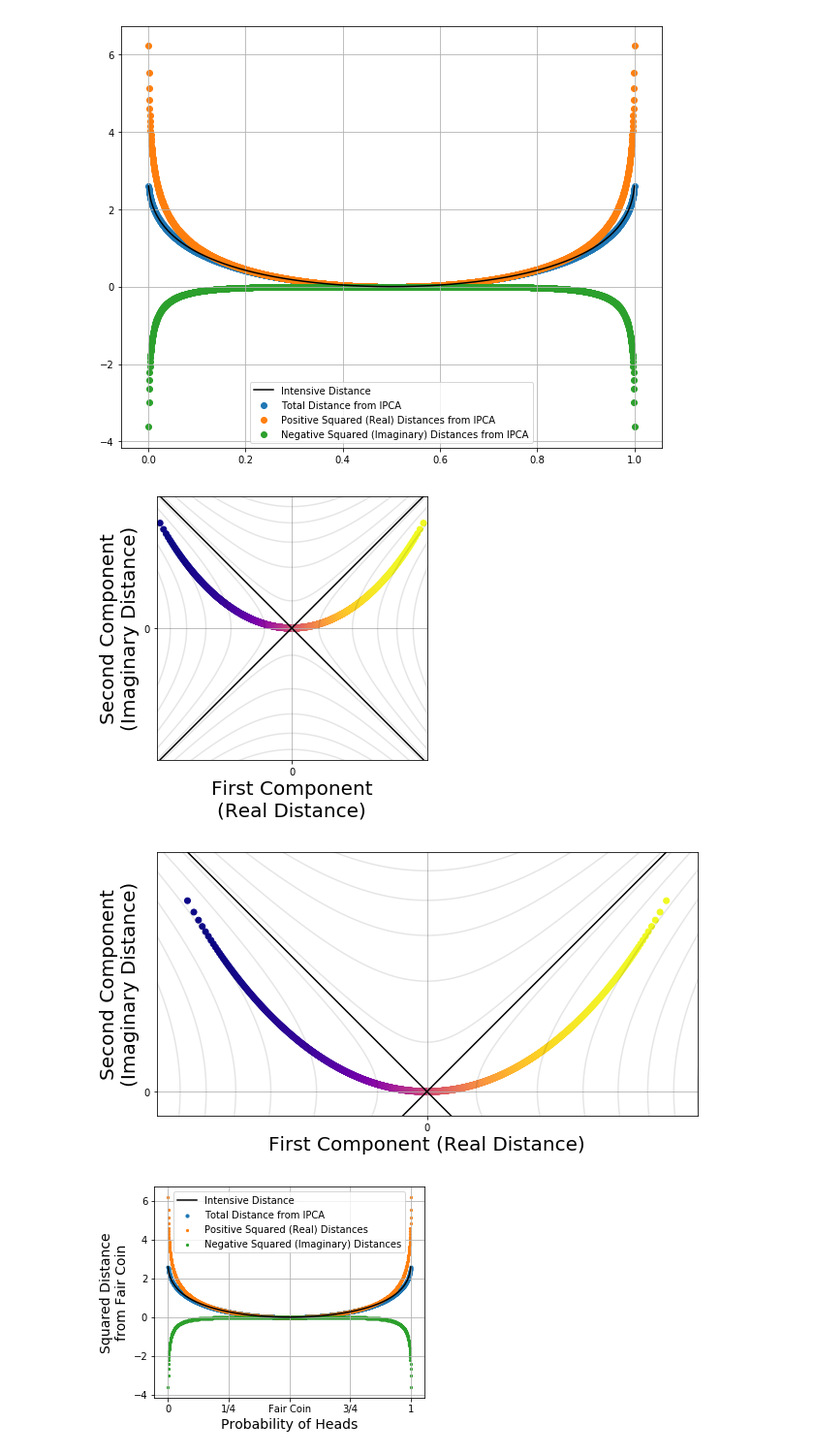
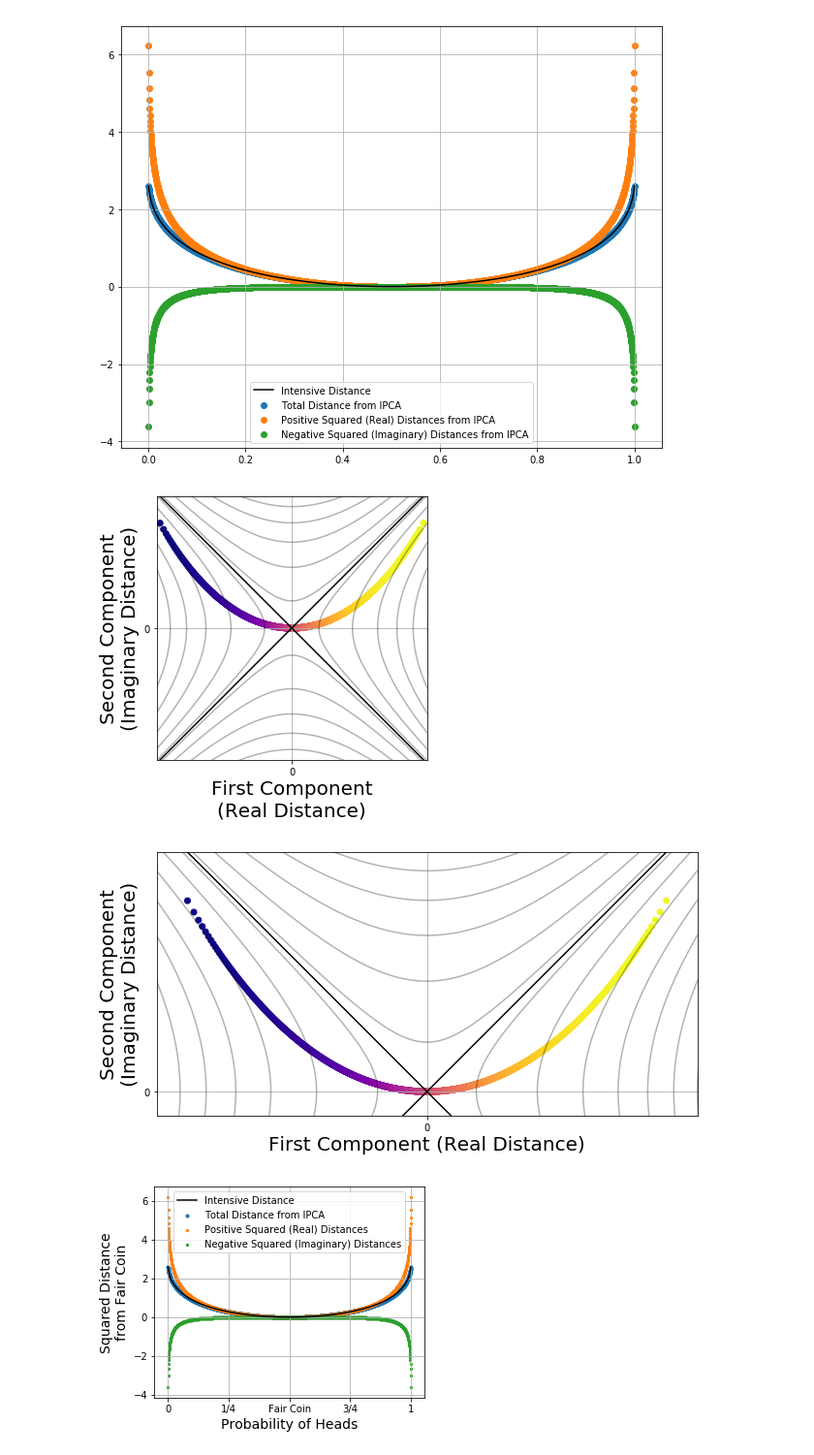
Before and after one commit to katnquinn/1Spin, a Jupyter notebook: Coin Toss-Copy1.ipynb, the cells around one changed output. Shown: that part at 97% size. Saved outputs shown, nothing was run; the diff lists cells and outputs as text; code cells hidden in the pictures.

Commit message:
updating figures

```diff
--- a/Coin Toss-Copy1.ipynb
+++ b/Coin Toss-Copy1.ipynb
@@ -242,28 +242,28 @@ plt.show()
 # %%
 x = proj[:,0] - proj[idx][0]
 y = proj[:,1]-proj[idx][1]
 plt.figure(figsize=(5,5))
 plt.scatter(x,y,c=probs,cmap='plasma')
 
 ConstList = [0.2,1,2,3,4,5,6,7,8]
 plt.plot(x,abs(x),c='black')
 plt.plot(x,-abs(x),c='black')
 for c in ConstList:
-    plt.plot(x,np.sqrt(c+x**2),c='black',alpha=0.1)
-    plt.plot(x,-np.sqrt(c+x**2),c='black',alpha=0.1)
-    plt.plot(np.sqrt(c+x**2),x,c='black',alpha=0.1)
-    plt.plot(-np.sqrt(c+x**2),x,c='black',alpha=0.1)
+    plt.plot(x,np.sqrt(c+x**2),c='black',alpha=0.3)
+    plt.plot(x,-np.sqrt(c+x**2),c='black',alpha=0.3)
+    plt.plot(np.sqrt(c+x**2),x,c='black',alpha=0.3)
+    plt.plot(-np.sqrt(c+x**2),x,c='black',alpha=0.3)
 plt.xlabel('First Component\n(Real Distance)',fontsize=20)
 plt.ylabel('Second Component\n(Imaginary Distance)',fontsize=20)
 plt.xticks([0])
 plt.yticks([0])
 plt.grid()
 plt.ylim([min(x),max(x)])
 plt.xlim([min(x),max(x)])
 plt.axes().set_aspect('equal', 'datalim')
 plt.show()
 # %% [output]
-[figure, old version]
+[figure, new version]
 # %%
 x = proj[:,0] - proj[idx][0]
 y = proj[:,1]-proj[idx][1]
@@ -274,10 +274,10 @@ ConstList = [0.2,1,2,3,4,5,6,7,8]
 plt.plot(x,abs(x),c='black')
 plt.plot(x,-abs(x),c='black')
 for c in ConstList:
-    plt.plot(x,np.sqrt(c+x**2),c='black',alpha=0.1)
-    plt.plot(x,-np.sqrt(c+x**2),c='black',alpha=0.1)
-    plt.plot(np.sqrt(c+x**2),x,c='black',alpha=0.1)
-    plt.plot(-np.sqrt(c+x**2),x,c='black',alpha=0.1)
+    plt.plot(x,np.sqrt(c+x**2),c='black',alpha=0.3)
+    plt.plot(x,-np.sqrt(c+x**2),c='black',alpha=0.3)
+    plt.plot(np.sqrt(c+x**2),x,c='black',alpha=0.3)
+    plt.plot(-np.sqrt(c+x**2),x,c='black',alpha=0.3)
 plt.xlabel('First Component (Real Distance)',fontsize=20)
 plt.ylabel('Second Component\n(Imaginary Distance)',fontsize=20)
 plt.xticks([0])
@@ -288,7 +288,7 @@ plt.xlim([min(x),max(x)])
 plt.axes().set_aspect('equal', 'datalim')
 plt.show()
 # %% [output]
-[figure, old version]
+[figure, new version]
 # %%
 plt.figure(figsize=(5,4))
 plt.plot(probs,[-8*np.log(np.cos(np.arccos(np.sqrt(probs[idx])) - np.arccos(np.sqrt(p)))) for p in probs],c='black',label = 'Intensive Distance')
```
